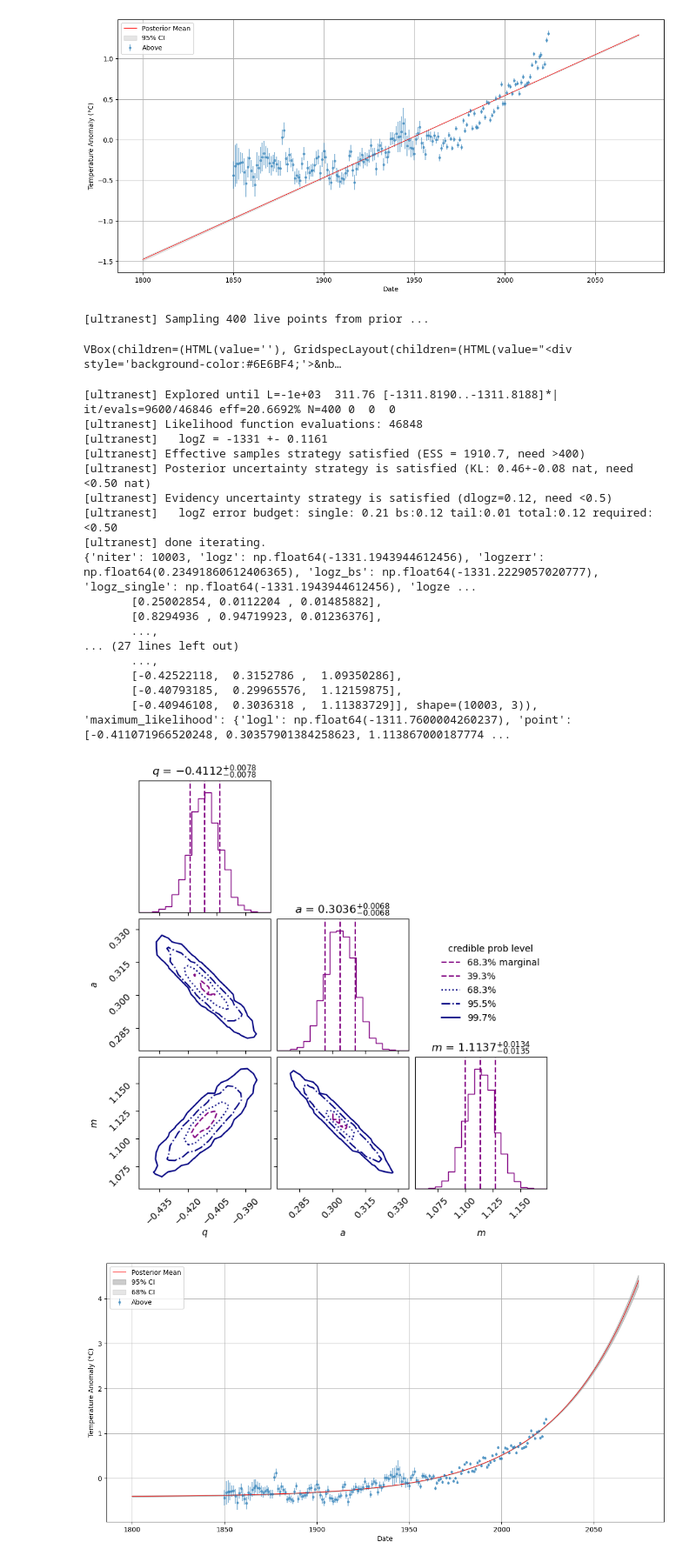
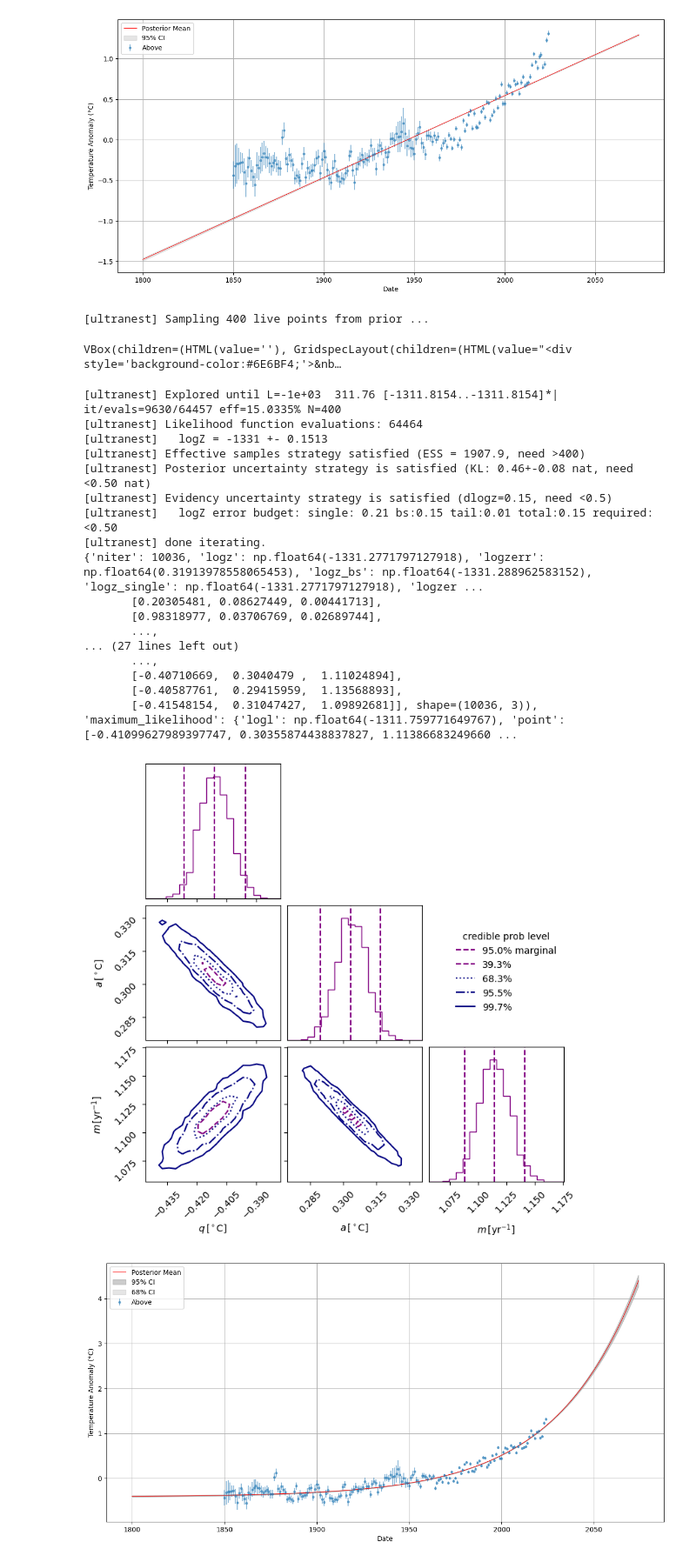
Before and after one commit to stevelonny/global-warming, a Jupyter notebook: exp-02.ipynb, the cells around one changed output. Shown at 87% size. Cells and saved outputs as stored; diff of their text form; code cells hidden in the pictures.

```diff
--- a/exp-02.ipynb
+++ b/exp-02.ipynb
@@ -7,6 +7,8 @@ import ultranest
 from ultranest.plot import PredictionBand, cornerplot
 import pickle
 from pathlib import Path
+
+plt.rcParams['text.usetex'] = False
 # %%
 urllib.request.urlretrieve(
     "https://berkeley-earth-temperature.s3.us-west-1.amazonaws.com/Global/Land_and_Ocean_summary.txt",
@@ -224,7 +243,7 @@ def log_linear_likelihood(params):
 
     return log_likelihood_value
 
-parameters_linear = [r"$q$", r"$m$"]
+parameters_linear = [r"$q\,[^\circ\mathrm{C}]$", r"$m\,[^\circ\mathrm{C} \mathrm{yr^{-1}}]$"]
 # %%
 sampler_linear = ultranest.ReactiveNestedSampler(
     parameters_linear, log_linear_likelihood, linear_prior
@@ -341,7 +371,7 @@ def log_exponential_likelihood(params):
     return log_likelihood_value
 
 
-parameters_exponential = [r"$q$", r"$a$", r"$m$"]
+parameters_exponential = [r"$q\,[^\circ\mathrm{C}]$", r"$a\,[^\circ\mathrm{C}]$", r"$m\, [\mathrm{yr^{-1}}]$"]
 # %%
 sampler_exponential = ultranest.ReactiveNestedSampler(
     parameters_exponential, log_exponential_likelihood, exponential_prior
@@ -351,33 +381,34 @@ print(result_exponential)
 # %% [output]
 [ultranest] Sampling 400 live points from prior ...
 VBox(children=(HTML(value=''), GridspecLayout(children=(HTML(value="<div style='background-color:#6E6BF4;'>&nb…
-[ultranest] Explored until L=-1e+03  311.76 [-1311.8190..-1311.8188]*| it/evals=9600/46846 eff=20.6692% N=400 0  0  0
-[ultranest] Likelihood function evaluations: 46848
-[ultranest]   logZ = -1331 +- 0.1161
-[ultranest] Effective samples strategy satisfied (ESS = 1910.7, need >400)
+[ultranest] Explored until L=-1e+03  311.76 [-1311.8154..-1311.8154]*| it/evals=9630/64457 eff=15.0335% N=400
+[ultranest] Likelihood function evaluations: 64464
+[ultranest]   logZ = -1331 +- 0.1513
+[ultranest] Effective samples strategy satisfied (ESS = 1907.9, need >400)
 [ultranest] Posterior uncertainty strategy is satisfied (KL: 0.46+-0.08 nat, need <0.50 nat)
-[ultranest] Evidency uncertainty strategy is satisfied (dlogz=0.12, need <0.5)
-[ultranest]   logZ error budget: single: 0.21 bs:0.12 tail:0.01 total:0.12 required:<0.50
+[ultranest] Evidency uncertainty strategy is satisfied (dlogz=0.15, need <0.5)
+[ultranest]   logZ error budget: single: 0.21 bs:0.15 tail:0.01 total:0.15 required:<0.50
 [ultranest] done iterating.
-{'niter': 10003, 'logz': np.float64(-1331.1943944612456), 'logzerr': np.float64(0.23491860612406365), 'logz_bs': np.float64(-1331.2229057020777), 'logz_single': np.float64(-1331.1943944612456), 'logze ...
-       [0.25002854, 0.0112204 , 0.01485882],
-       [0.8294936 , 0.94719923, 0.01236376],
+{'niter': 10036, 'logz': np.float64(-1331.2771797127918), 'logzerr': np.float64(0.31913978558065453), 'logz_bs': np.float64(-1331.288962583152), 'logz_single': np.float64(-1331.2771797127918), 'logzer ...
+       [0.20305481, 0.08627449, 0.00441713],
+       [0.98318977, 0.03706769, 0.02689744],
        ...,
 ... (27 lines left out)
        ...,
-       [-0.42522118,  0.3152786 ,  1.09350286],
-       [-0.40793185,  0.29965576,  1.12159875],
-       [-0.40946108,  0.3036318 ,  1.11383729]], shape=(10003, 3)), 'maximum_likelihood': {'logl': np.float64(-1311.7600004260237), 'point': [-0.411071966520248, 0.30357901384258623, 1.113867000187774 ...
+       [-0.40710669,  0.3040479 ,  1.11024894],
+       [-0.40587761,  0.29415959,  1.13568893],
+       [-0.41548154,  0.31047427,  1.09892681]], shape=(10036, 3)), 'maximum_likelihood': {'logl': np.float64(-1311.759771649767), 'point': [-0.41099627989397747, 0.30355874438837827, 1.11386683249660 ...
 # %%
 fig = cornerplot(
     result_exponential,
     title_fmt=".4f",
-    #quantiles=[0.025, 0.5, 0.975]
+    show_titles=False,
+    quantiles=[0.025, 0.5, 0.975]
 )
 plt.savefig("results/Grafici/cornerplot_exponential.pdf", format="pdf", bbox_inches="tight")
 plt.show()
 # %% [output]
-[figure, old version]
+[figure, new version]
 # %%
 plt.figure(figsize=(15, 7))
 plt.errorbar(df["year"], df["annual_anomaly_above"], yerr=df["annual_unc_above"], fmt="o", markersize=3, label="Above", alpha=0.5)
```
Also changed, not shown: parts of 17 cells of this notebook, 10 other files.
